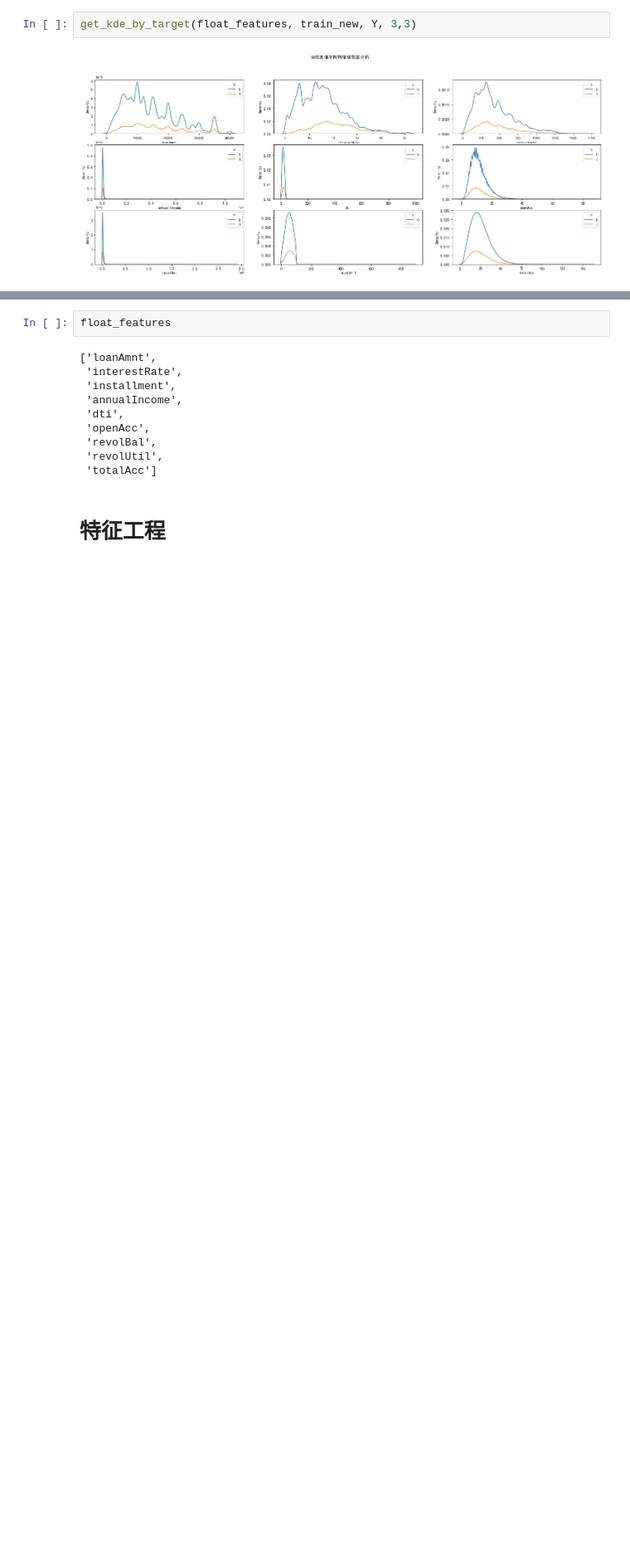
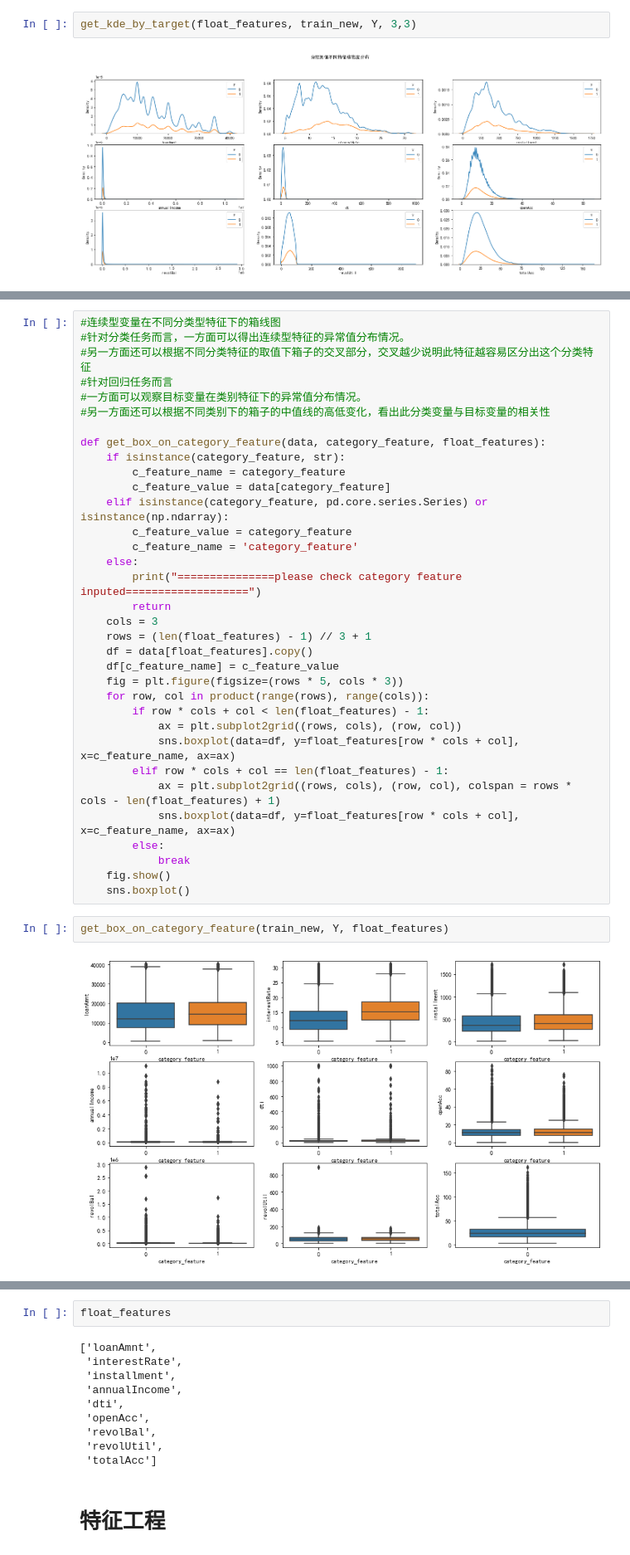
Before and after one commit to jintangz/DataMiner, a Jupyter notebook: Untitled.ipynb, the cells around one changed output, grey strips where cells are left out. Shown: that part at 83% size. Saved outputs shown, nothing was run; the diff lists cells and outputs as text; blank space fills up the shorter version.

```diff
--- a/Untitled.ipynb
+++ b/Untitled.ipynb
@@ -398,0 +436,38 @@ get_kde_by_target(float_features, train_new, Y, 3,3)
+# %%
+#连续型变量在不同分类型特征下的箱线图
+#针对分类任务而言，一方面可以得出连续型特征的异常值分布情况。
+#另一方面还可以根据不同分类特征的取值下箱子的交叉部分，交叉越少说明此特征越容易区分出这个分类特征
+#针对回归任务而言
+#一方面可以观察目标变量在类别特征下的异常值分布情况。
+#另一方面还可以根据不同类别下的箱子的中值线的高低变化，看出此分类变量与目标变量的相关性
+
+def get_box_on_category_feature(data, category_feature, float_features):
+    if isinstance(category_feature, str):
+        c_feature_name = category_feature
+        c_feature_value = data[category_feature]
+    elif isinstance(category_feature, pd.core.series.Series) or isinstance(np.ndarray):
+        c_feature_value = category_feature
+        c_feature_name = 'category_feature'
+    else:
+        print("===============please check category feature inputed===================")
+        return
+    cols = 3
+    rows = (len(float_features) - 1) // 3 + 1
+    df = data[float_features].copy()
+    df[c_feature_name] = c_feature_value
+    fig = plt.figure(figsize=(rows * 5, cols * 3))
+    for row, col in product(range(rows), range(cols)):
+        if row * cols + col < len(float_features) - 1:
+            ax = plt.subplot2grid((rows, cols), (row, col))
+            sns.boxplot(data=df, y=float_features[row * cols + col], x=c_feature_name, ax=ax)
+        elif row * cols + col == len(float_features) - 1:
+            ax = plt.subplot2grid((rows, cols), (row, col), colspan = rows * cols - len(float_features) + 1)
+            sns.boxplot(data=df, y=float_features[row * cols + col], x=c_feature_name, ax=ax)
+        else:
+            break
+    fig.show()
+    sns.boxplot()
+# %%
+get_box_on_category_feature(train_new, Y, float_features)
+# %% [output]
+[figure, added]
```
Also changed, not shown: parts of 14 cells of this notebook, 1 other file.
